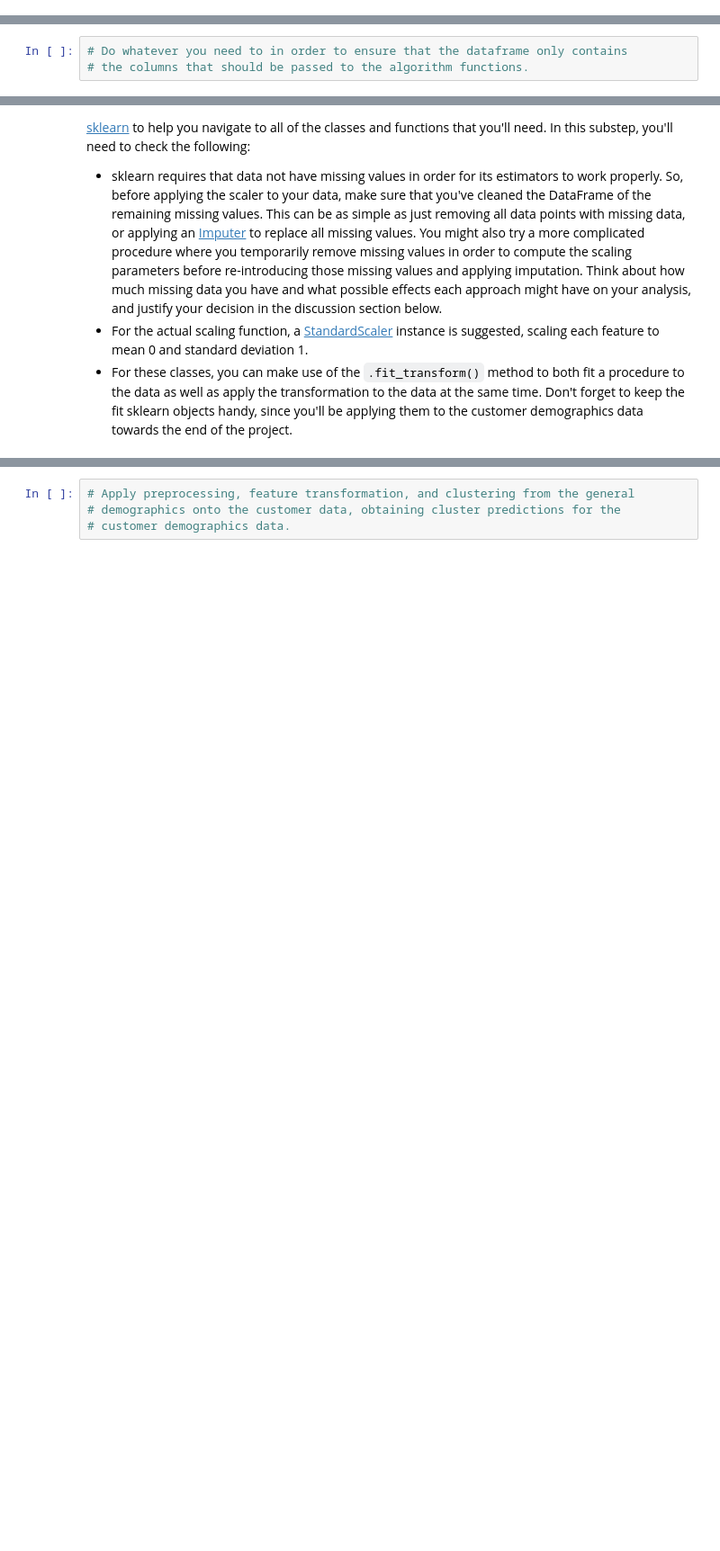
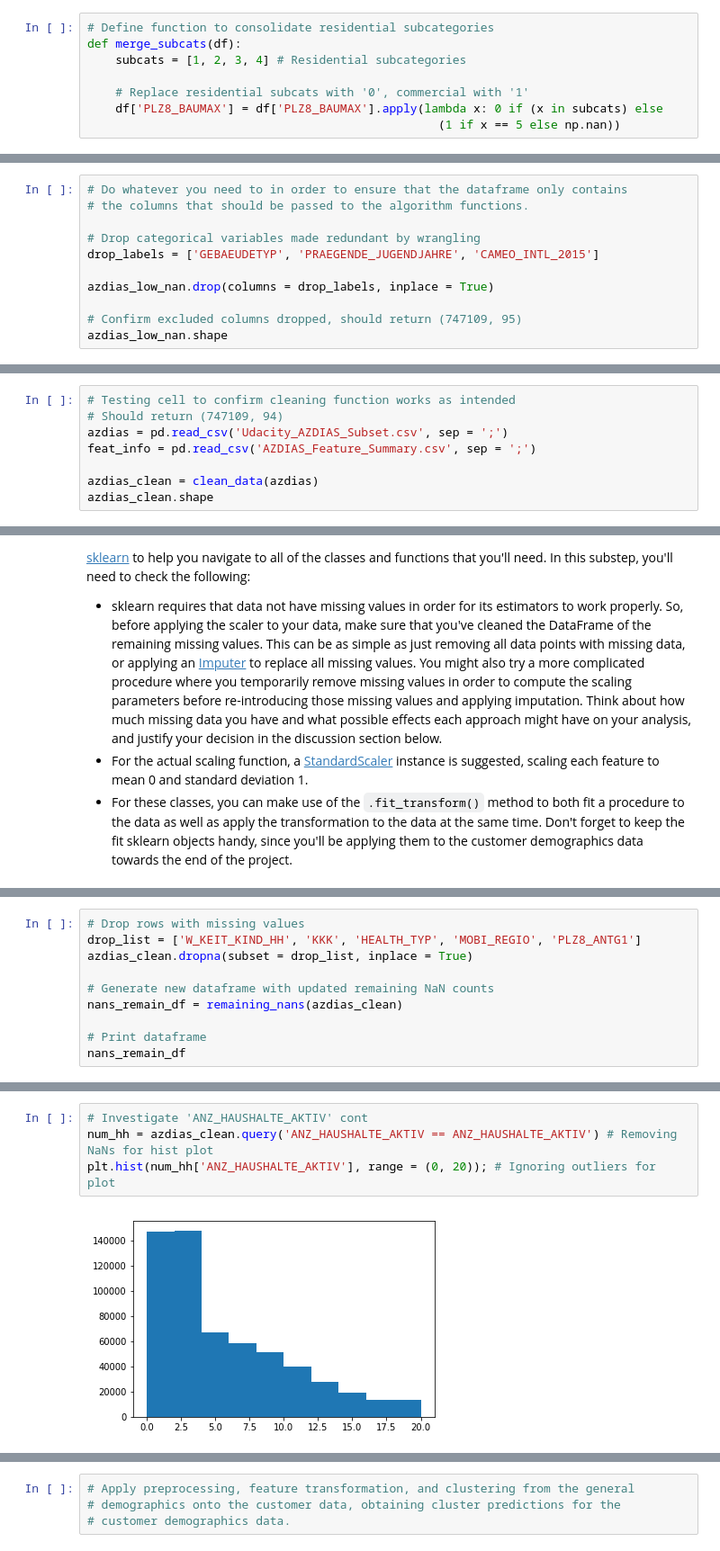
Before and after one commit to KeraKitty/identify_customer_segments, a Jupyter notebook: Identify_Customer_Segments.ipynb, the cells around one changed output, grey strips where cells are left out. Shown at 90% size. Cells and saved outputs as stored; diff of their text form; blank space fills up the shorter version.

```diff
--- a/Identify_Customer_Segments.ipynb
+++ b/Identify_Customer_Segments.ipynb
@@ -206,0 +860,8 @@ Be sure to check `Data_Dictionary.md` for the details needed to finish these tas
+# %%
+# Define function to consolidate residential subcategories
+def merge_subcats(df):
+    subcats = [1, 2, 3, 4] # Residential subcategories
+
+    # Replace residential subcats with '0', commercial with '1'
+    df['PLZ8_BAUMAX'] = df['PLZ8_BAUMAX'].apply(lambda x: 0 if (x in subcats) else
+                                                  (1 if x == 5 else np.nan))
@@ -219,3 +924,11 @@ Make sure that for any new columns that you have engineered, that you've exclude
 # %%
 # Do whatever you need to in order to ensure that the dataframe only contains
 # the columns that should be passed to the algorithm functions.
+
+# Drop categorical variables made redundant by wrangling
+drop_labels = ['GEBAEUDETYP', 'PRAEGENDE_JUGENDJAHRE', 'CAMEO_INTL_2015']
+
+azdias_low_nan.drop(columns = drop_labels, inplace = True)
+
+# Confirm excluded columns dropped, should return (747109, 95)
+azdias_low_nan.shape
@@ -246,0 +1111,8 @@ def clean_data(df):
+# %%
+# Testing cell to confirm cleaning function works as intended
+# Should return (747109, 94)
+azdias = pd.read_csv('Udacity_AZDIAS_Subset.csv', sep = ';')
+feat_info = pd.read_csv('AZDIAS_Feature_Summary.csv', sep = ';')
+
+azdias_clean = clean_data(azdias)
+azdias_clean.shape
@@ -259,0 +1287,10 @@ Before we apply dimensionality reduction techniques to the data, we need to perf
+# %%
+# Drop rows with missing values
+drop_list = ['W_KEIT_KIND_HH', 'KKK', 'HEALTH_TYP', 'MOBI_REGIO', 'PLZ8_ANTG1']
+azdias_clean.dropna(subset = drop_list, inplace = True)
+
+# Generate new dataframe with updated remaining NaN counts
+nans_remain_df = remaining_nans(azdias_clean)
+
+# Print dataframe
+nans_remain_df
@@ -259,0 +1389,6 @@ Before we apply dimensionality reduction techniques to the data, we need to perf
+# %%
+# Investigate 'ANZ_HAUSHALTE_AKTIV' cont
+num_hh = azdias_clean.query('ANZ_HAUSHALTE_AKTIV == ANZ_HAUSHALTE_AKTIV') # Removing NaNs for hist plot
+plt.hist(num_hh['ANZ_HAUSHALTE_AKTIV'], range = (0, 20)); # Ignoring outliers for plot
+# %% [output]
+[figure, added]
```
Also changed, not shown: parts of 124 cells of this notebook.
